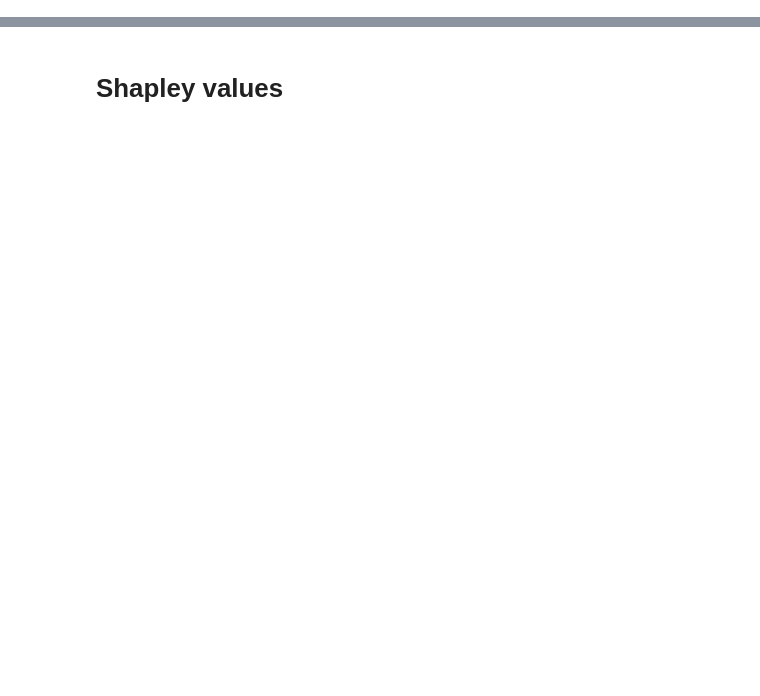
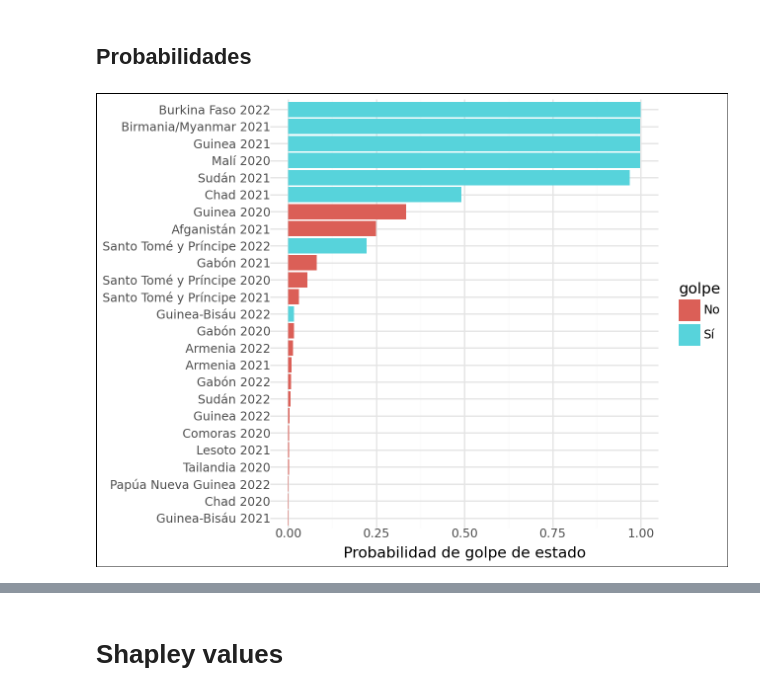
Before and after one commit to josesg998/esp_data_mining, a Jupyter notebook: corrida_final/analisis_final.ipynb, the cells around one changed output, grey strips where cells are left out. Saved outputs shown, nothing was run; the diff lists cells and outputs as text; code cells hidden in the pictures; blank space fills up the shorter version.

Commit message:
desarrollo de resultados

```diff
--- a/corrida_final/analisis_final.ipynb
+++ b/corrida_final/analisis_final.ipynb
@@ -187,0 +86,16 @@ print(tab_feat_imp.head(10).to_latex(index=False,float_format='%.3f'))
+# %%
+with open('modelos/2020/random_forest.pkl', 'rb') as f:
+    rf = pickle.load(f)
+with open('modelos/2020/xgboost.pkl', 'rb') as f:
+    xgb = pickle.load(f)
+# %%
+import json
+with open('../data/country_codes.json',encoding='utf-8') as f:
+    country_codes = json.load(f)
+# %%
+# X,y, df = get_data()
+
+X_test  = X[X['year'].between(2020,2022)]
+y_test  = y[(y.index>=2020) & (y.index<=2022)]
+y_pred_rf = rf.predict(X_test)
+y_pred_xgb = xgb.predict(X_test)
@@ -187,0 +157,23 @@ print(tab_feat_imp.head(10).to_latex(index=False,float_format='%.3f'))
+# %% [markdown]
+## Probabilidades
+# %%
+def prob_plot(model):
+    resultados['coup_prob'] = model.predict_proba(X_test)[:,1]
+    proba = resultados[['country_name','year','coup_prob','coup']].rename(columns={'coup':'golpe'})
+    proba['pais_año'] = proba['country_name'] + ' ' + proba['year'].astype(str)
+    # resultados.loc[resultados['coup']=='No','pais_año'] = ''
+    proba = proba.sort_values('coup_prob',ascending=False).head(25)
+    # resultados.rename({'coup':'¿'})
+    f = ggplot(proba)+aes(x='reorder(pais_año,coup_prob)',y='coup_prob',fill='golpe')+\
+        geom_bar(stat='identity')+coord_flip()+\
+        labs(x='',y='Probabilidad de golpe de estado')+\
+        theme_minimal()+\
+        theme(plot_background=element_rect(color='black'),
+            plot_caption=element_text(size=7,alpha=.7))
+    return f
+# %%
+prob_xgb = prob_plot(xgb)
+ggsave(prob_xgb,'../entregas/imagenes/6_prob_xgb.png',width=10,height=5)
+prob_xgb
+# %% [output]
+[figure, added]
```
Also changed, not shown: parts of 72 cells of this notebook, 14 other files.
